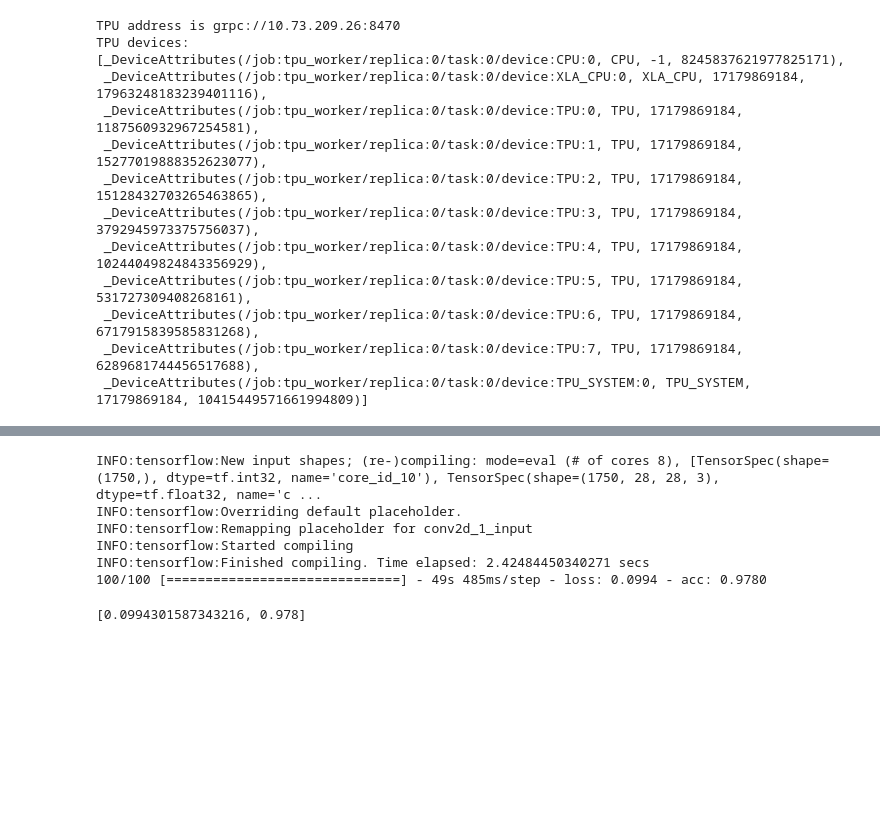
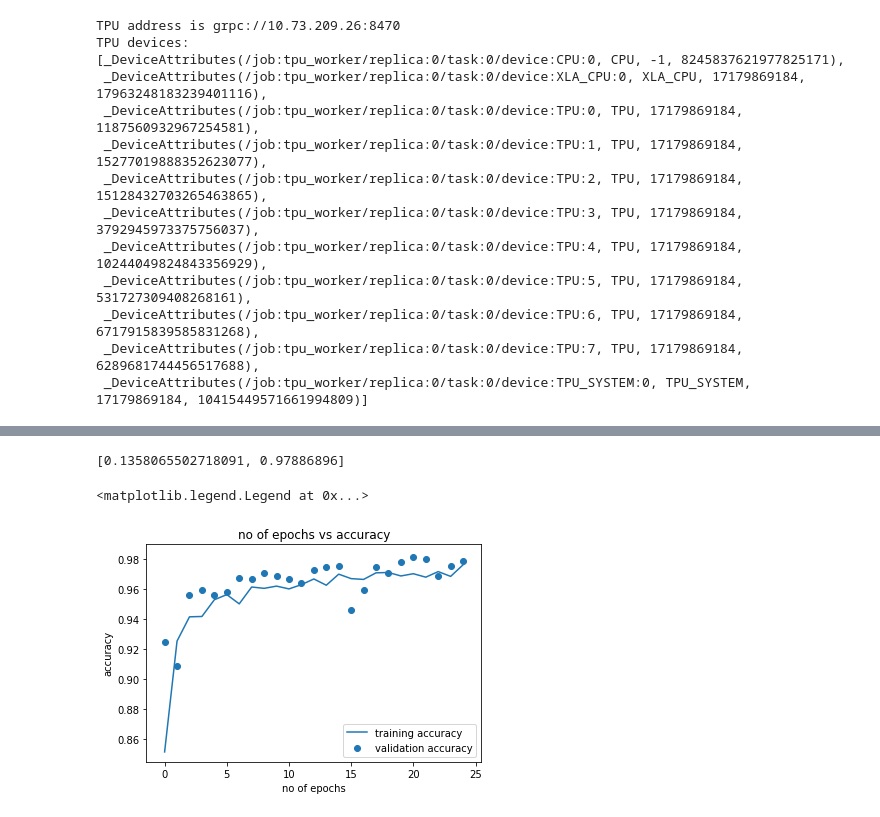
Before and after one commit to akingulpinar/CNG562_Cactus, a Jupyter notebook: Gulpinar_Aerial_Cactus_Identification.ipynb, the cells around one changed output, grey strips where cells are left out. Drawn from its saved outputs; the diff is of its cells as text; code cells hidden in the pictures; blank space fills up the shorter version.

```diff
--- a/Gulpinar_Aerial_Cactus_Identification.ipynb
+++ b/Gulpinar_Aerial_Cactus_Identification.ipynb
@@ -98,7 +80,7 @@ from tensorflow.keras import regularizers
 classifier = Sequential()
 
 #Convolution
-classifier.add(Conv2D(32,(3,3),input_shape=(28,28,3),activation='relu',kernel_regularizer=regularizers.l1(0.01)))
+classifier.add(Conv2D(32,(3,3),input_shape=(32,32,3),activation='relu',kernel_regularizer=regularizers.l1(0.01)))
 
 #Max Pooling / Downsampling
 classifier.add(MaxPooling2D(pool_size=(2,2)))
@@ -106,11 +88,23 @@ classifier.add(MaxPooling2D(pool_size=(2,2)))
 #Dropout
 classifier.add(Dropout(rate=0.25))
 
+#Convolution
+classifier.add(Conv2D(64,(3,3), activation='relu'))
+
+#Max Pooling / Downsampling
+classifier.add(MaxPooling2D(pool_size=(2,2)))
+
+#Convolution
+classifier.add(Conv2D(128,(3,3), activation='relu'))
+
+#Max Pooling / Downsampling
+classifier.add(MaxPooling2D(pool_size=(2,2)))
+
 #Flatten
 classifier.add(Flatten())
 
 #Full Connection
-classifier.add(Dense(128, activation='relu'))
+classifier.add(Dense(512, activation='relu'))
 classifier.add(Dropout(rate=0.5))
 classifier.add(Dense(1, activation='sigmoid'))
 # %%
@@ -136,3 +130,15 @@ _________________________________________________________________
 # %%
 opt = tf.train.AdamOptimizer(0.001)
 classifier.compile(opt,loss='binary_crossentropy',metrics=['accuracy'])
+# %%
+import pandas as pd
+train = pd.read_csv('train.csv')
+train.has_cactus=train.has_cactus.astype(str)
+
+from tensorflow.keras.preprocessing.image import ImageDataGenerator
+
+train_datagen = ImageDataGenerator(rescale=1./255, shear_range=0.2, zoom_range=0.2, horizontal_flip=True)
+test_datagen = ImageDataGenerator(rescale=1./255)
+
+train_set =train_datagen.flow_from_dataframe(dataframe=train[:14000],directory="train/",x_col='id',y_col='has_cactus',class_mode='binary',batch_size=150,target_size=(32,32))
+test_set = test_datagen=train_datagen.flow_from_dataframe(dataframe=train[14000:],directory="train/",x_col='id',y_col='has_cactus',class_mode='binary',batch_size=150,target_size=(32,32))
@@ -159,5 +168,3 @@ INFO:tensorflow:*** Available Device: _DeviceAttributes(/job:worker/replica:0/ta
 INFO:tensorflow:*** Available Device: _DeviceAttributes(/job:worker/replica:0/task:0/device:TPU:7, TPU, 17179869184, 6289681744456517688)
 INFO:tensorflow:*** Available Device: _DeviceAttributes(/job:worker/replica:0/task:0/device:TPU_SYSTEM:0, TPU_SYSTEM, 17179869184, 10415449571661994809)
 WARNING:tensorflow:tpu_model (from tensorflow.contrib.tpu.python.tpu.keras_support) is experimental and may change or be removed at any time, and without warning.
-# %%
-tpu_model.fit(X_train, y_train, epochs=25, validation_data=(X_test, y_test))
@@ -182,0 +171,2 @@ Epoch 25/25
+# %%
+history= tpu_model.fit_generator(train_set, steps_per_epoch=14000, epochs=25, validation_data=test_set, validation_steps=3500)
@@ -183,10 +191,20 @@ Epoch 25/25
 # %%
-tpu_model.evaluate(X_train,y_train,steps=100)
+tpu_model.evaluate_generator(test_set,steps=100)
 # %% [output]
-INFO:tensorflow:New input shapes; (re-)compiling: mode=eval (# of cores 8), [TensorSpec(shape=(1750,), dtype=tf.int32, name='core_id_10'), TensorSpec(shape=(1750, 28, 28, 3), dtype=tf.float32, name='c ...
-INFO:tensorflow:Overriding default placeholder.
-INFO:tensorflow:Remapping placeholder for conv2d_1_input
-INFO:tensorflow:Started compiling
-INFO:tensorflow:Finished compiling. Time elapsed: 2.42484450340271 secs
-100/100 [==============================] - 49s 485ms/step - loss: 0.0994 - acc: 0.9780
+[0.1358065502718091, 0.97886896]
-[0.0994301587343216, 0.978]
+# %%
+import matplotlib.pyplot as plt
+import seaborn as sns
+acc=history.history['acc']  ##getting  accuracy of each epochs
+epochs_=range(0,25)
+plt.plot(epochs_,acc,label='training accuracy')
+plt.xlabel('no of epochs')
+plt.ylabel('accuracy')
+
+acc_val=history.history['val_acc']  ##getting validation accuracy of each epochs
+plt.scatter(epochs_,acc_val,label="validation accuracy")
+plt.title("no of epochs vs accuracy")
+plt.legend()
+# %% [output]
+<matplotlib.legend.Legend at 0x...>
+[figure, added]
```
Also changed, not shown: parts of 9 cells of this notebook.
